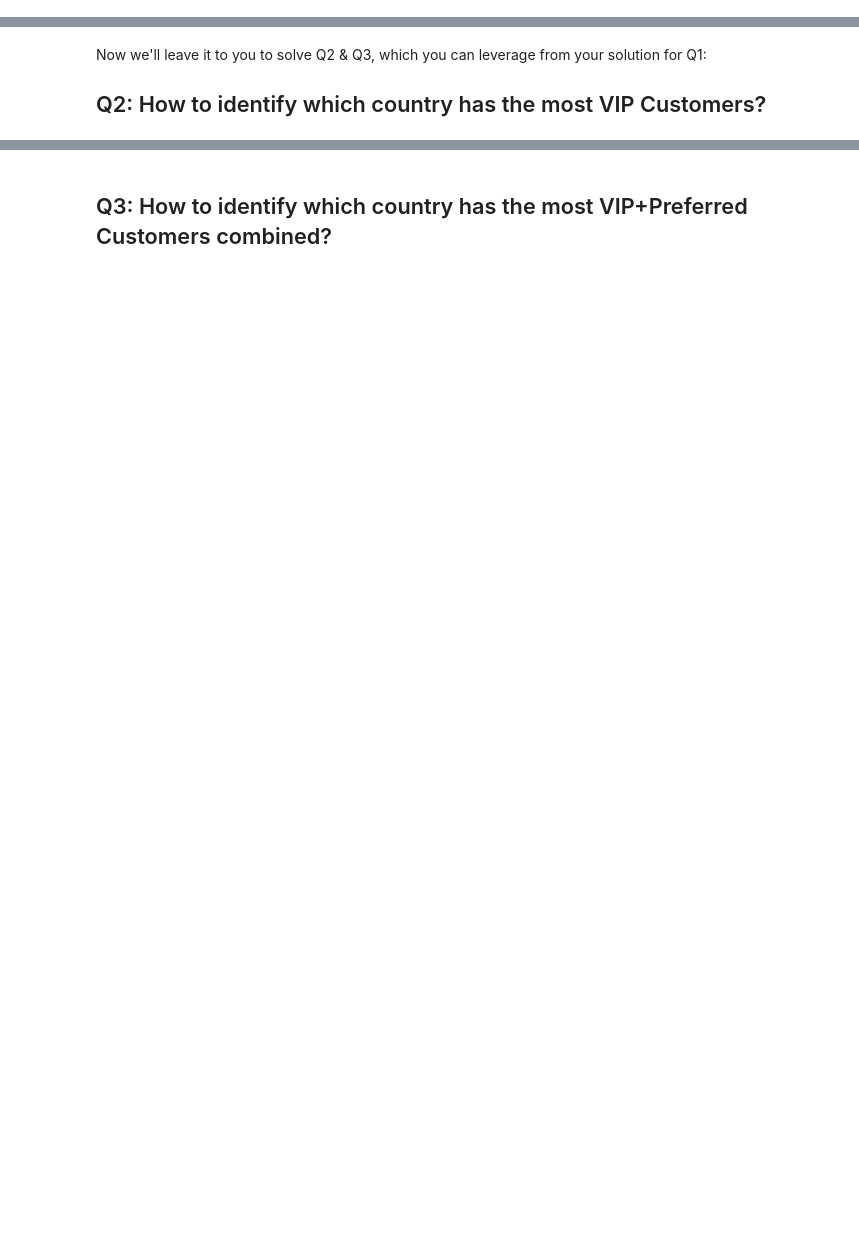
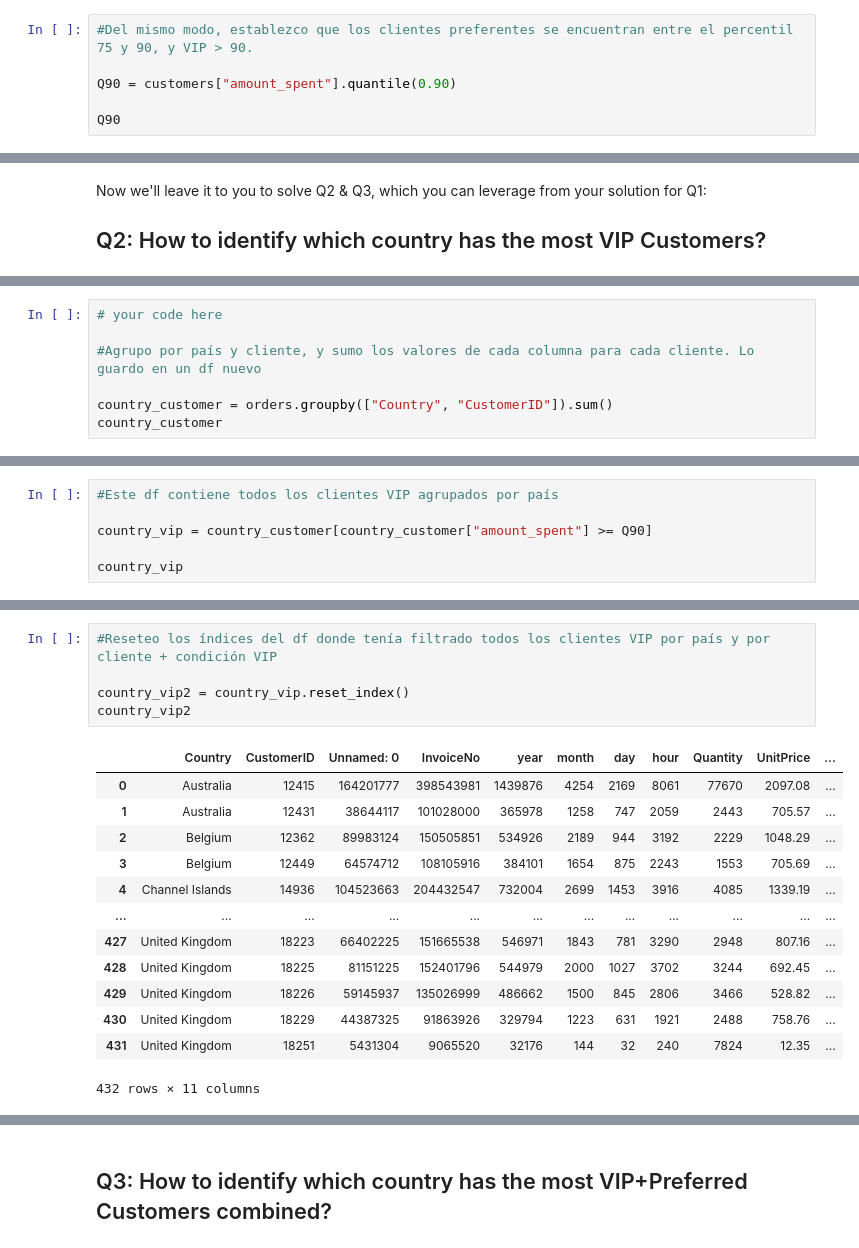
Before and after one commit to Ironhack-Data-Madrid-Octubre-2023/2.3-lab_df_calculation_and_transformation, a Jupyter notebook: your-code/challenge-3.ipynb, the cells around one changed output, grey strips where cells are left out. Saved outputs shown, nothing was run; the diff lists cells and outputs as text; blank space fills up the shorter version.

```diff
--- a/your-code/challenge-3.ipynb
+++ b/your-code/challenge-3.ipynb
@@ -170,0 +198,6 @@ vip_customers.count() #el número de clientes VIP
+# %%
+#Del mismo modo, establezco que los clientes preferentes se encuentran entre el percentil 75 y 90, y VIP > 90.
+
+Q90 = customers["amount_spent"].quantile(0.90)
+
+Q90
@@ -176,0 +250,7 @@ Now we'll leave it to you to solve Q2 & Q3, which you can leverage from your sol
+# %%
+# your code here
+
+#Agrupo por país y cliente, y sumo los valores de cada columna para cada cliente. Lo guardo en un df nuevo
+
+country_customer = orders.groupby(["Country", "CustomerID"]).sum()
+country_customer
@@ -176,0 +288,6 @@ Now we'll leave it to you to solve Q2 & Q3, which you can leverage from your sol
+# %%
+#Este df contiene todos los clientes VIP agrupados por país
+
+country_vip = country_customer[country_customer["amount_spent"] >= Q90]
+
+country_vip
@@ -176,0 +334,19 @@ Now we'll leave it to you to solve Q2 & Q3, which you can leverage from your sol
+# %%
+#Reseteo los índices del df donde tenía filtrado todos los clientes VIP por país y por cliente + condición VIP
+
+country_vip2 = country_vip.reset_index()
+country_vip2
+# %% [output]
+|  | Country | CustomerID | Unnamed: 0 | InvoiceNo | year | month | day | hour | Quantity | UnitPrice | ... |
+| 0 | Australia | 12415 | 164201777 | 398543981 | 1439876 | 4254 | 2169 | 8061 | 77670 | 2097.08 | ... |
+| 1 | Australia | 12431 | 38644117 | 101028000 | 365978 | 1258 | 747 | 2059 | 2443 | 705.57 | ... |
+| 2 | Belgium | 12362 | 89983124 | 150505851 | 534926 | 2189 | 944 | 3192 | 2229 | 1048.29 | ... |
+| 3 | Belgium | 12449 | 64574712 | 108105916 | 384101 | 1654 | 875 | 2243 | 1553 | 705.69 | ... |
+| 4 | Channel Islands | 14936 | 104523663 | 204432547 | 732004 | 2699 | 1453 | 3916 | 4085 | 1339.19 | ... |
+| ... | ... | ... | ... | ... | ... | ... | ... | ... | ... | ... | ... |
+| 427 | United Kingdom | 18223 | 66402225 | 151665538 | 546971 | 1843 | 781 | 3290 | 2948 | 807.16 | ... |
+| 428 | United Kingdom | 18225 | 81151225 | 152401796 | 544979 | 2000 | 1027 | 3702 | 3244 | 692.45 | ... |
+| 429 | United Kingdom | 18226 | 59145937 | 135026999 | 486662 | 1500 | 845 | 2806 | 3466 | 528.82 | ... |
+| 430 | United Kingdom | 18229 | 44387325 | 91863926 | 329794 | 1223 | 631 | 1921 | 2488 | 758.76 | ... |
+| 431 | United Kingdom | 18251 | 5431304 | 9065520 | 32176 | 144 | 32 | 240 | 7824 | 12.35 | ... |
+432 rows × 11 columns
```
Also changed, not shown: parts of 38 cells of this notebook, 1 other file.
